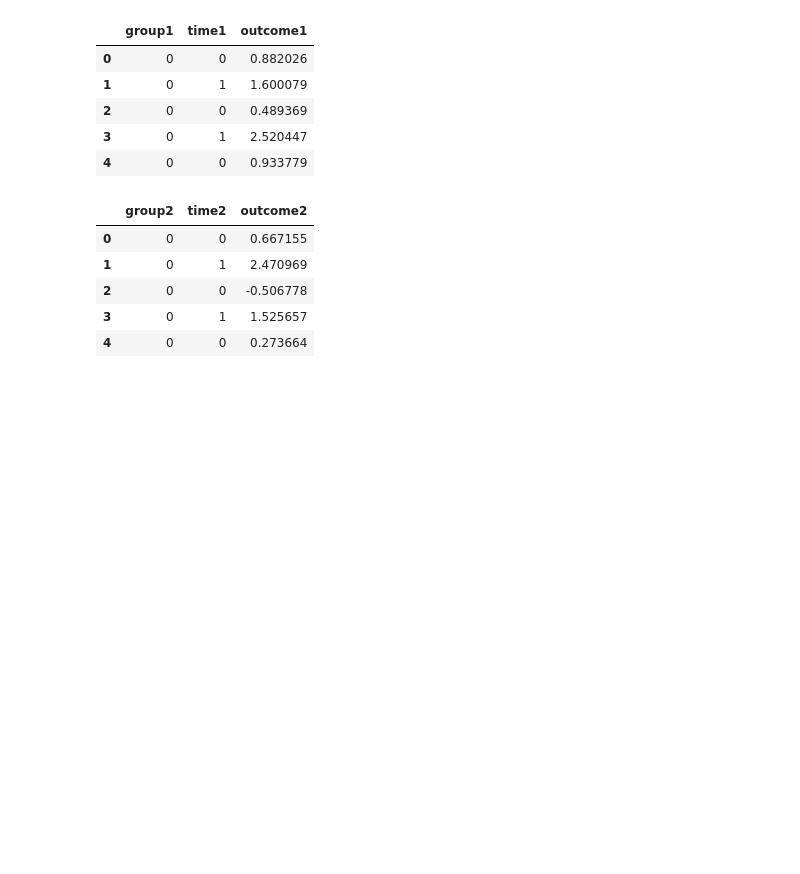
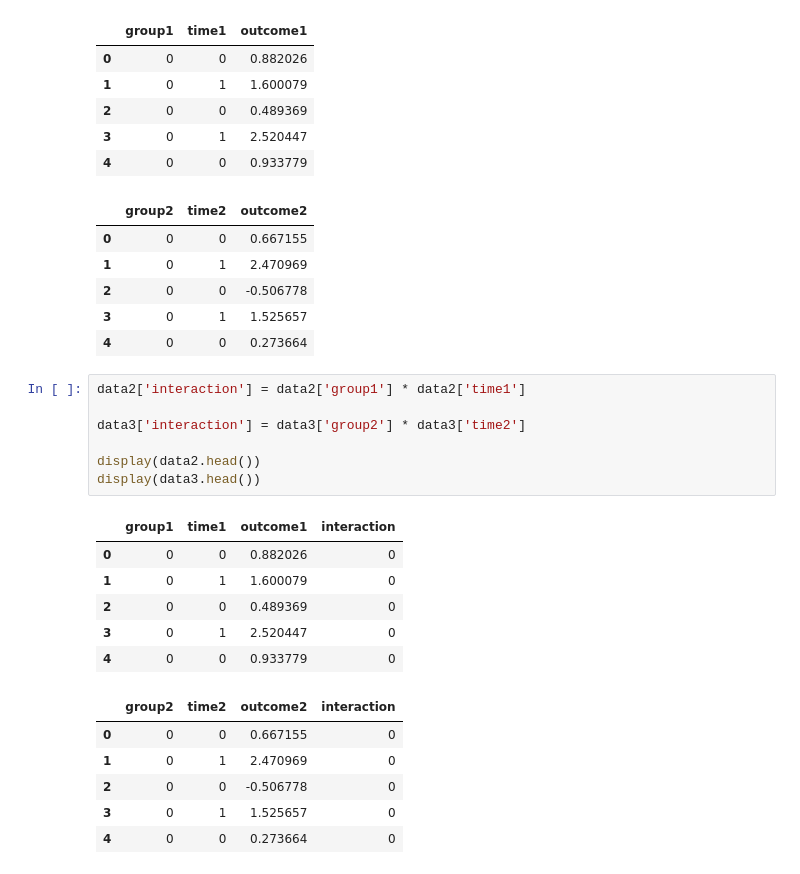
Before and after one commit to eghatzis0527/DX702-mod-6, a Jupyter notebook: Code_Homework_3.ipynb, the cells around one changed output. Cells and saved outputs as stored; diff of their text form; blank space fills up the shorter version.

```diff
--- a/Code_Homework_3.ipynb
+++ b/Code_Homework_3.ipynb
@@ -160,3 +160,23 @@ display(data3.head())
 | 2 | 0 | 0 | -0.506778 |
 | 3 | 0 | 1 | 1.525657 |
 | 4 | 0 | 0 | 0.273664 |
+# %%
+data2['interaction'] = data2['group1'] * data2['time1']
+
+data3['interaction'] = data3['group2'] * data3['time2']
+
+display(data2.head())
+display(data3.head())
+# %% [output]
+|  | group1 | time1 | outcome1 | interaction |
+| 0 | 0 | 0 | 0.882026 | 0 |
+| 1 | 0 | 1 | 1.600079 | 0 |
+| 2 | 0 | 0 | 0.489369 | 0 |
+| 3 | 0 | 1 | 2.520447 | 0 |
+| 4 | 0 | 0 | 0.933779 | 0 |
+|  | group2 | time2 | outcome2 | interaction |
+| 0 | 0 | 0 | 0.667155 | 0 |
+| 1 | 0 | 1 | 2.470969 | 0 |
+| 2 | 0 | 0 | -0.506778 | 0 |
+| 3 | 0 | 1 | 1.525657 | 0 |
+| 4 | 0 | 0 | 0.273664 | 0 |
```
Also changed, not shown: parts of 7 cells of this notebook, 2 other files.
